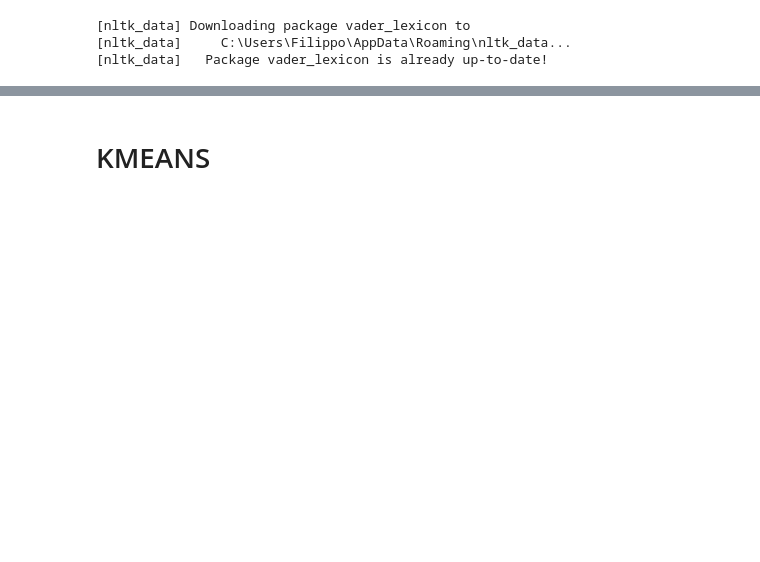
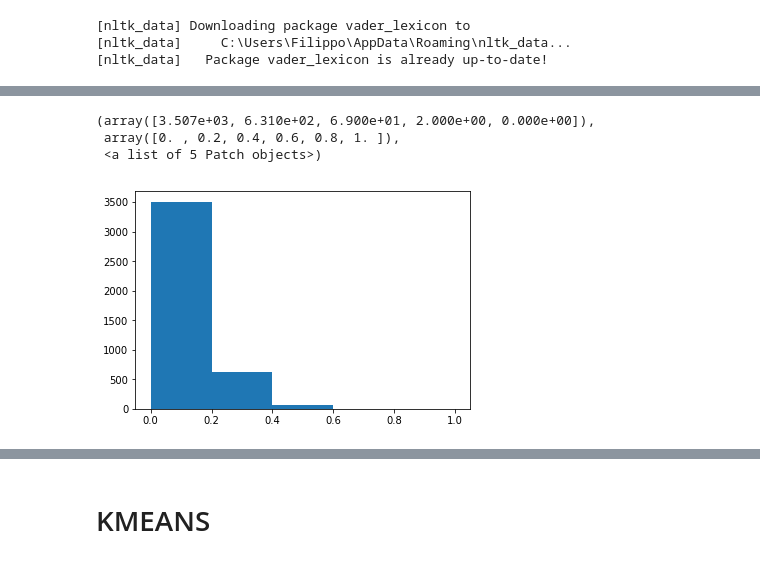
Before and after one commit to Gneur11/TextAnalytics, a Jupyter notebook: clusterAttempt.ipynb, the cells around one changed output, grey strips where cells are left out. Cells and saved outputs as stored; diff of their text form; code cells hidden in the pictures; blank space fills up the shorter version.

```diff
--- a/clusterAttempt.ipynb
+++ b/clusterAttempt.ipynb
@@ -47,0 +58,7 @@ data["vaderScore"] = scores
+# %%
+plt.hist(negative,bins=[0,0.2,0.4,0.6,0.8,1])
+# %% [output]
+(array([3.507e+03, 6.310e+02, 6.900e+01, 2.000e+00, 0.000e+00]),
+ array([0. , 0.2, 0.4, 0.6, 0.8, 1. ]),
+ <a list of 5 Patch objects>)
+[figure, added]
```
Also changed, not shown: parts of 20 cells of this notebook.
